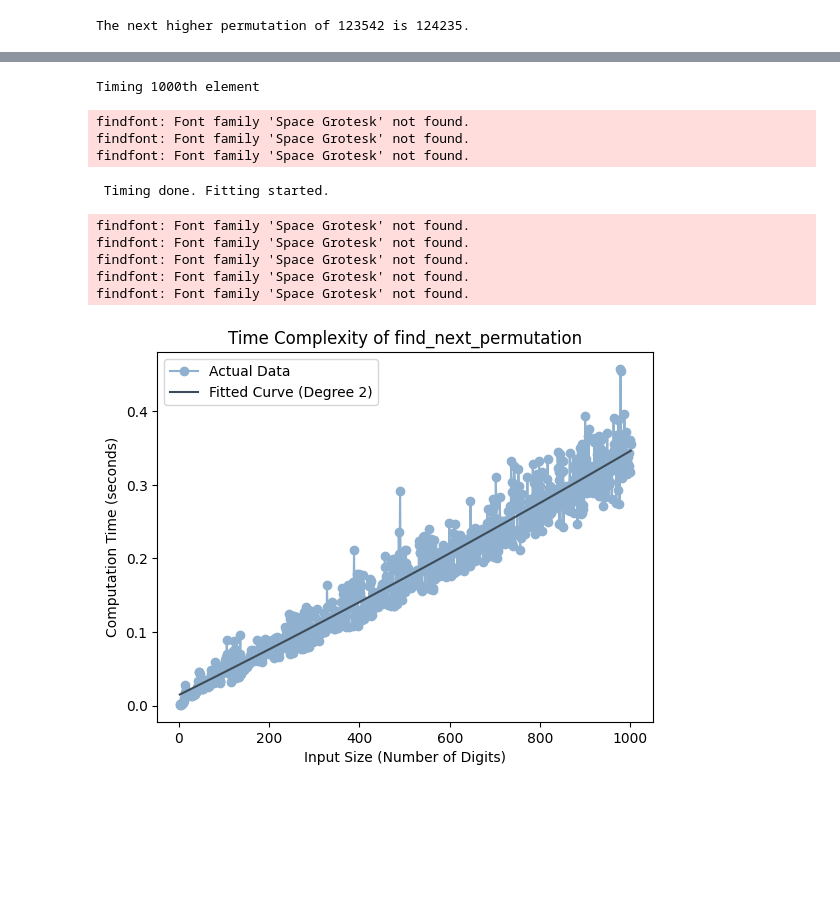
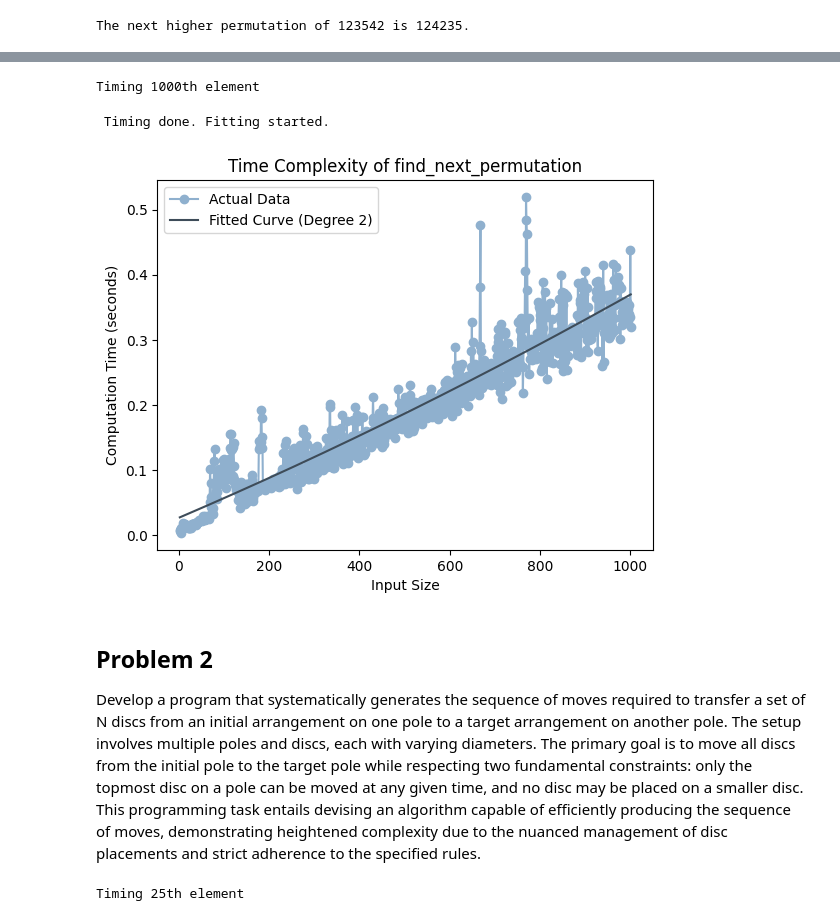
Before and after one commit to K2E7/CS4271_AI, a Jupyter notebook: Assignment_3/Solutions.ipynb, the cells around one changed output, grey strips where cells are left out. Saved outputs shown, nothing was run; the diff lists cells and outputs as text; code cells hidden in the pictures; blank space fills up the shorter version.

```diff
--- a/Assignment_3/Solutions.ipynb
+++ b/Assignment_3/Solutions.ipynb
@@ -4,30 +4,19 @@
 import timeit
 import matplotlib.pyplot as plt
 import numpy as np
-def plot_time_complexity(func, input_data, title, degree=2):
-    # Initialize lists to store input sizes and corresponding computation times
-    input_sizes = []
-    computation_times = []
-
-    for index, data in enumerate(input_data):
-        # Measure the time taken to execute the function with the given input data
-        time_taken = timeit.timeit(lambda: func(data), number=1000)
-        print(f"\rTiming {index+1}th element", end='', flush=True)
-        # Store input size and corresponding computation time
-        input_sizes.append(len(str(data)))
-        computation_times.append(time_taken)
+def plot_time_complexity(x_data, y_data, title, degree=2):
 
     print("\n Timing done. Fitting started.\n")
     # Fit a polynomial curve to the data
-    coefficients = np.polyfit(input_sizes, computation_times, degree)
+    coefficients = np.polyfit(x_data, y_data, degree)
     polynomial = np.poly1d(coefficients)
-    fitted_curve = polynomial(input_sizes)
+    fitted_curve = polynomial(x_data)
 
     # Plot the results
-    plt.plot(input_sizes, computation_times, marker='o', label='Actual Data', color='#8FB0CE')
-    plt.plot(input_sizes, fitted_curve, label=f'Fitted Curve (Degree {degree})', color="#3E4C59")
+    plt.plot(x_data, y_data, marker='o', label='Actual Data', color='#8FB0CE')
+    plt.plot(x_data, fitted_curve, label=f'Fitted Curve (Degree {degree})', color="#3E4C59")
     plt.title(title)
-    plt.xlabel('Input Size (Number of Digits)')
+    plt.xlabel('Input Size')
     plt.ylabel('Computation Time (seconds)')
     plt.legend()
     plt.show()
@@ -110,15 +99,23 @@ Generating 89th elementGenerating 1000th element
 Generation complete.
+# %%
+# Initialize lists to store input sizes and corresponding computation times
+input_sizes = []
+computation_times = []
+for index, data in enumerate(input_data):
+    # Measure the time taken to execute the function with the given input data
+    time_taken = timeit.timeit(lambda: find_next_permutation(data), number=1000)
+    print(f"\rTiming {index+1}th element", end='', flush=True)
+    # Store input size and corresponding computation time
+    input_sizes.append(len(str(data)))
+    computation_times.append(time_taken)
+# %% [output]
+Timing 1000th element
 # %%
-plot_time_complexity(find_next_permutation, input_data, 'Time Complexity of find_next_permutation')
+plot_time_complexity(input_sizes, computation_times, 'Time Complexity of find_next_permutation')
 # %% [output]
-Timing 1000th element
+ Timing done. Fitting started.
-findfont: Font family 'Space Grotesk' not found.
-findfont: Font family 'Space Grotesk' not found.
-findfont: Font family 'Space Grotesk' not found.
- Timing done. Fitting started.
-findfont: Font family 'Space Grotesk' not found.
-findfont: Font family 'Space Grotesk' not found.
-findfont: Font family 'Space Grotesk' not found.
-findfont: Font family 'Space Grotesk' not found.
-findfont: Font family 'Space Grotesk' not found.
-[figure, old version]
+[figure, new version]
+# %% [markdown]
+Problem 2
+---
+Develop a program that systematically generates the sequence of moves required to transfer a set of N discs from an initial arrangement on one pole to a target arrangement on another pole. The setup involves multiple poles and discs, each with varying diameters. The primary goal is to move all discs from the initial pole to the target pole while respecting two fundamental constraints: only the topmost disc on a pole can be moved at any given time, and no disc may be placed on a smaller disc. This programming task entails devising an algorithm capable of efficiently producing the sequence of moves, demonstrating heightened complexity due to the nuanced management of disc placements and strict adherence to the specified rules.
@@ -124,0 +132,13 @@ findfont: Font family 'Space Grotesk' not found.
+# %%
+# Initialize lists to store input sizes and corresponding computation times
+input_sizes = []
+computation_times = []
+for index, data in enumerate(input_list):
+    # Measure the time taken to execute the function with the given input data
+    time_taken = timeit.timeit(lambda: tower_of_hanoi(data), number=1000)
+    print(f"\rTiming {index+4}th element", end='', flush=True)
+    # Store input size and corresponding computation time
+    input_sizes.append(data)
+    computation_times.append(time_taken)
+# %% [output]
+Timing 25th element
```
Also changed, not shown: parts of 7 cells of this notebook.
